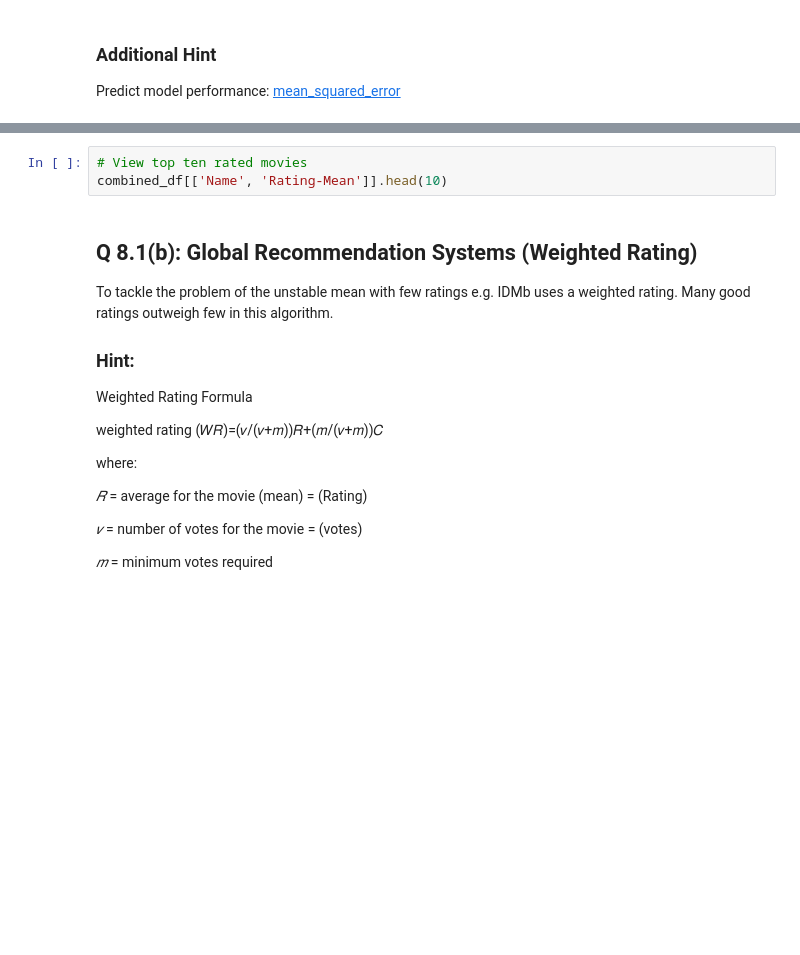
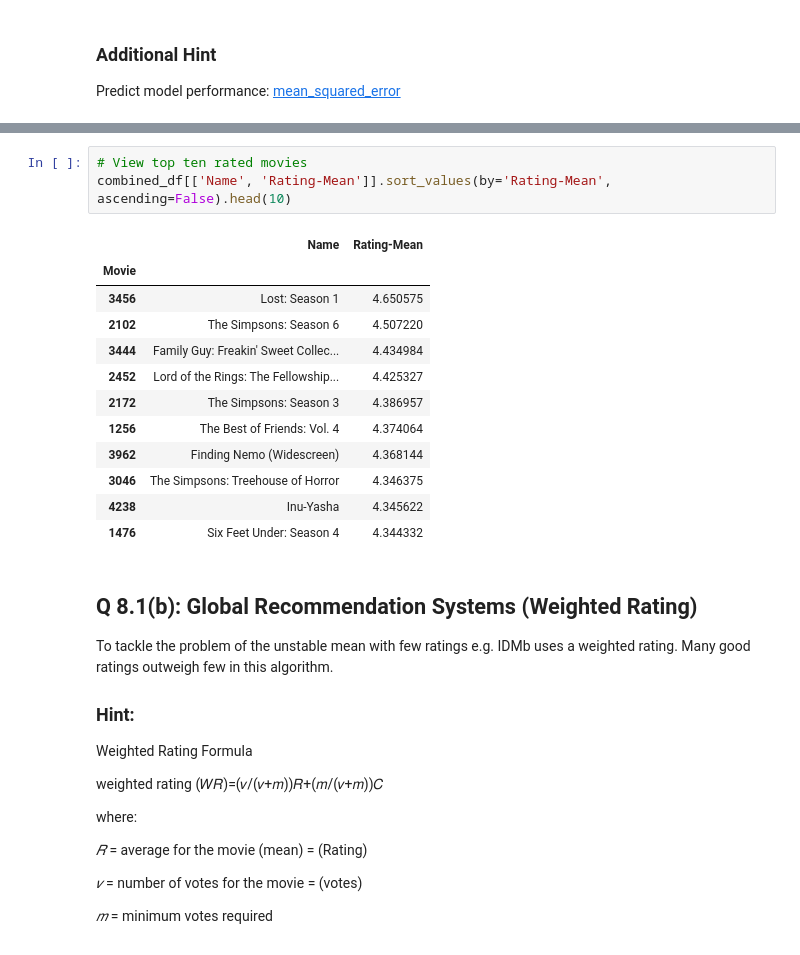
Before and after one commit to samirsebbah/mec-mini-projects, a Jupyter notebook: mec-17.4.1-recommendation-systems-mini-project/Mini_Project_Recommendation_Systems.ipynb, the cells around one changed output, grey strips where cells are left out. Cells and saved outputs as stored; diff of their text form; blank space fills up the shorter version.

```diff
--- a/mec-17.4.1-recommendation-systems-mini-project/Mini_Project_Recommendation_Systems.ipynb
+++ b/mec-17.4.1-recommendation-systems-mini-project/Mini_Project_Recommendation_Systems.ipynb
@@ -405,6 +463,19 @@ print("The RMSE Value for the Mean Rating Recommender:", rmse)
 # %%
 # View top ten rated movies
-combined_df[['Name', 'Rating-Mean']].head(10)
+combined_df[['Name', 'Rating-Mean']].sort_values(by='Rating-Mean', ascending=False).head(10)
+# %% [output]
+|  | Name | Rating-Mean |
+| Movie |  |  |
+| 3456 | Lost: Season 1 | 4.650575 |
+| 2102 | The Simpsons: Season 6 | 4.507220 |
+| 3444 | Family Guy: Freakin' Sweet Collec... | 4.434984 |
+| 2452 | Lord of the Rings: The Fellowship... | 4.425327 |
+| 2172 | The Simpsons: Season 3 | 4.386957 |
+| 1256 | The Best of Friends: Vol. 4 | 4.374064 |
+| 3962 | Finding Nemo (Widescreen) | 4.368144 |
+| 3046 | The Simpsons: Treehouse of Horror | 4.346375 |
+| 4238 | Inu-Yasha | 4.345622 |
+| 1476 | Six Feet Under: Season 4 | 4.344332 |
 # %% [markdown]
 ## Q 8.1(b): Global Recommendation Systems (Weighted Rating)
 
```
Also changed, not shown: parts of 47 cells of this notebook.
